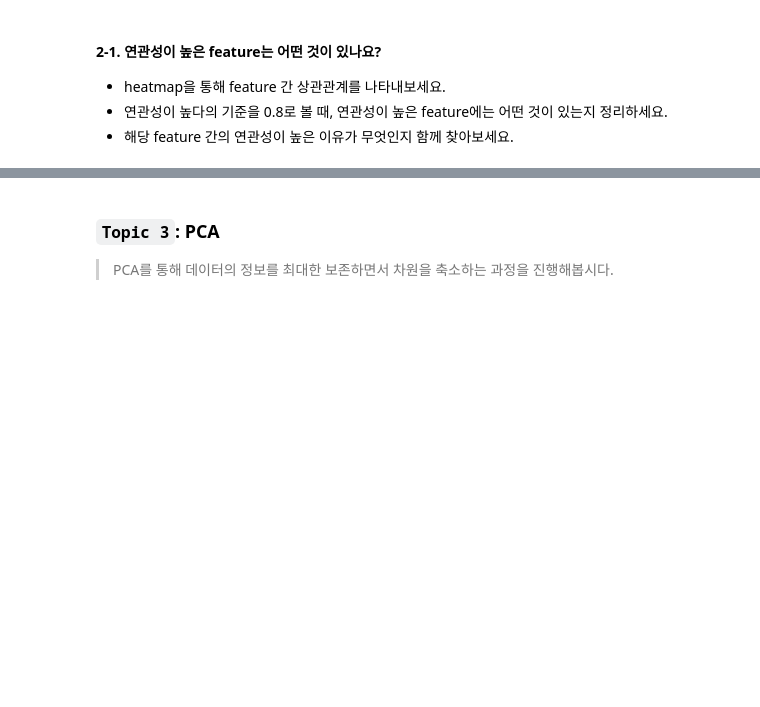
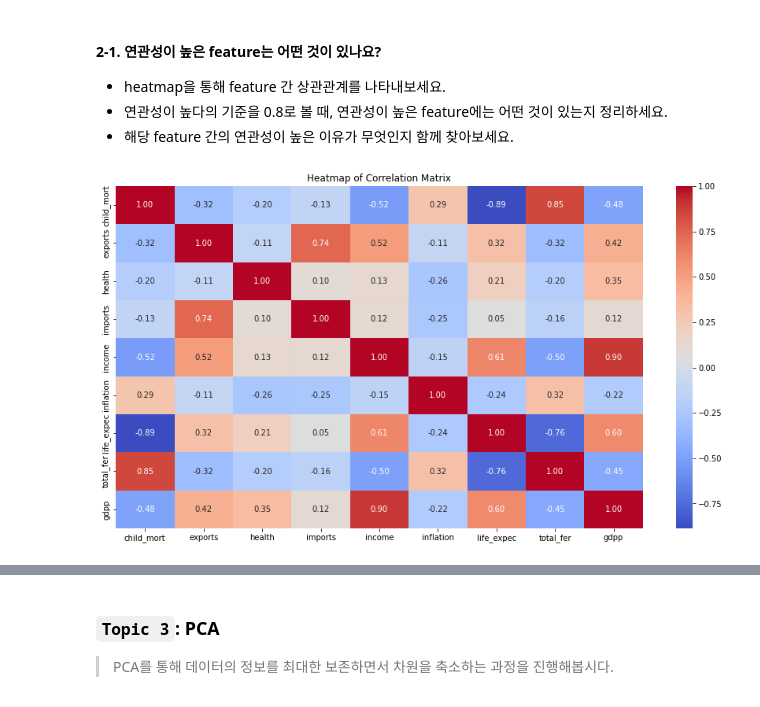
Before and after one commit to Ryu4824/code-states, a Jupyter notebook: Sprint3_Mini_Project_(10조).ipynb, the cells around one changed output, grey strips where cells are left out. Cells and saved outputs as stored; diff of their text form; code cells hidden in the pictures; blank space fills up the shorter version.

```diff
--- a/Sprint3_Mini_Project_(10조).ipynb
+++ b/Sprint3_Mini_Project_(10조).ipynb
@@ -319,3 +324,14 @@ plt.show()
 - heatmap을 통해 feature 간 상관관계를 나타내보세요.
 - 연관성이 높다의 기준을 0.8로 볼 때, 연관성이 높은 feature에는 어떤 것이 있는지 정리하세요.
 - 해당 feature 간의 연관성이 높은 이유가 무엇인지 함께 찾아보세요.
+# %%
+# corr(): 데이터프레임 내의 모든 feature 쌍 간의 상관관계 계산
+corr = aid.corr()
+
+# heatmap 그리기
+plt.figure(figsize=(15,8))
+sns.heatmap(corr, cmap='coolwarm', annot=True, fmt='.2f')
+plt.title('Heatmap of Correlation Matrix')
+plt.show()
+# %% [output]
+[figure, added]
```
Also changed, not shown: parts of 20 cells of this notebook.
